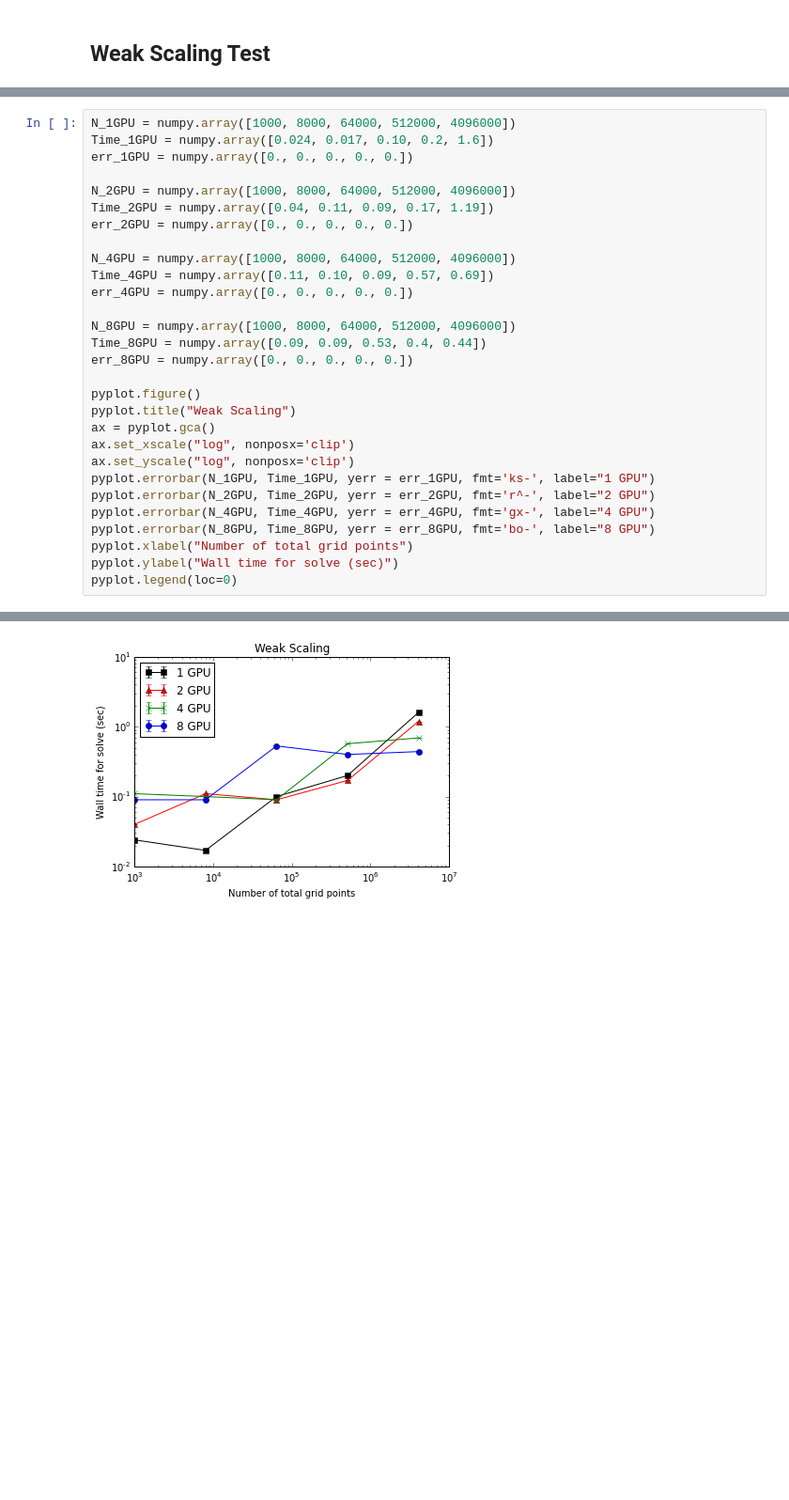
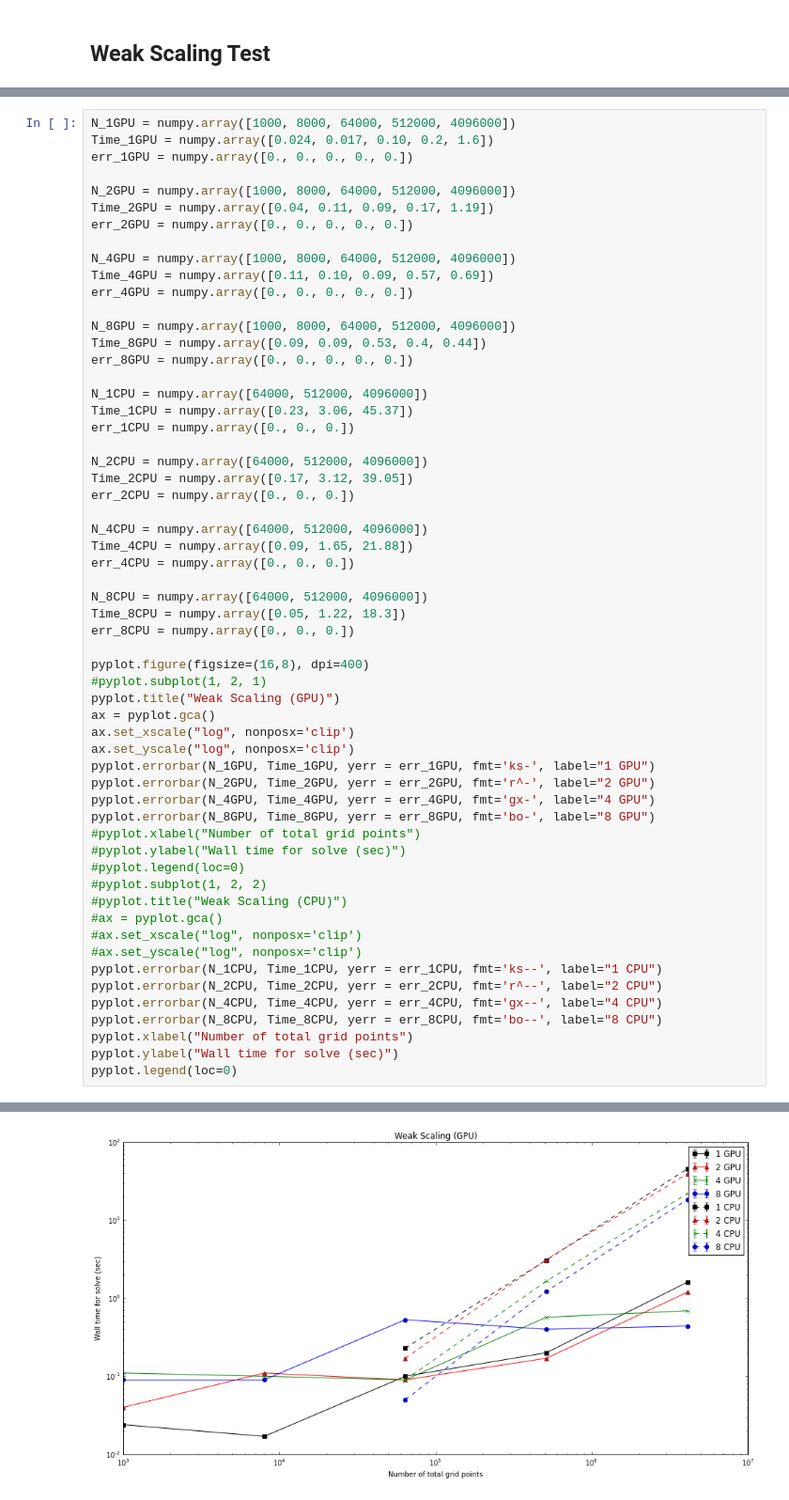
Before and after one commit to piyueh/PoissonTest, a Jupyter notebook: PetAmgXTest/Report.ipynb, the cells around one changed output, grey strips where cells are left out. Shown at 94% size. Saved outputs shown, nothing was run; the diff lists cells and outputs as text; blank space fills up the shorter version.

Commit message:
add weak and strong scaling to 3D test

```diff
--- a/PetAmgXTest/Report.ipynb
+++ b/PetAmgXTest/Report.ipynb
@@ -472,32 +472,61 @@ Relaxation factor of the block Jacobi: 0.8
 # %%
 N_1GPU = numpy.array([1000, 8000, 64000, 512000, 4096000])
 Time_1GPU = numpy.array([0.024, 0.017, 0.10, 0.2, 1.6])
 err_1GPU = numpy.array([0., 0., 0., 0., 0.])
 
 N_2GPU = numpy.array([1000, 8000, 64000, 512000, 4096000])
 Time_2GPU = numpy.array([0.04, 0.11, 0.09, 0.17, 1.19])
 err_2GPU = numpy.array([0., 0., 0., 0., 0.])
 
 N_4GPU = numpy.array([1000, 8000, 64000, 512000, 4096000])
 Time_4GPU = numpy.array([0.11, 0.10, 0.09, 0.57, 0.69])
 err_4GPU = numpy.array([0., 0., 0., 0., 0.])
 
 N_8GPU = numpy.array([1000, 8000, 64000, 512000, 4096000])
 Time_8GPU = numpy.array([0.09, 0.09, 0.53, 0.4, 0.44])
 err_8GPU = numpy.array([0., 0., 0., 0., 0.])
 
-pyplot.figure()
-pyplot.title("Weak Scaling")
+N_1CPU = numpy.array([64000, 512000, 4096000])
+Time_1CPU = numpy.array([0.23, 3.06, 45.37])
+err_1CPU = numpy.array([0., 0., 0.])
+
+N_2CPU = numpy.array([64000, 512000, 4096000])
+Time_2CPU = numpy.array([0.17, 3.12, 39.05])
+err_2CPU = numpy.array([0., 0., 0.])
+
+N_4CPU = numpy.array([64000, 512000, 4096000])
+Time_4CPU = numpy.array([0.09, 1.65, 21.88])
+err_4CPU = numpy.array([0., 0., 0.])
+
+N_8CPU = numpy.array([64000, 512000, 4096000])
+Time_8CPU = numpy.array([0.05, 1.22, 18.3])
+err_8CPU = numpy.array([0., 0., 0.])
+
+pyplot.figure(figsize=(16,8), dpi=400)
+#pyplot.subplot(1, 2, 1)
+pyplot.title("Weak Scaling (GPU)")
 ax = pyplot.gca()
 ax.set_xscale("log", nonposx='clip')
 ax.set_yscale("log", nonposx='clip')
 pyplot.errorbar(N_1GPU, Time_1GPU, yerr = err_1GPU, fmt='ks-', label="1 GPU")
 pyplot.errorbar(N_2GPU, Time_2GPU, yerr = err_2GPU, fmt='r^-', label="2 GPU")
 pyplot.errorbar(N_4GPU, Time_4GPU, yerr = err_4GPU, fmt='gx-', label="4 GPU")
 pyplot.errorbar(N_8GPU, Time_8GPU, yerr = err_8GPU, fmt='bo-', label="8 GPU")
+#pyplot.xlabel("Number of total grid points")
+#pyplot.ylabel("Wall time for solve (sec)")
+#pyplot.legend(loc=0)
+#pyplot.subplot(1, 2, 2)
+#pyplot.title("Weak Scaling (CPU)")
+#ax = pyplot.gca()
+#ax.set_xscale("log", nonposx='clip')
+#ax.set_yscale("log", nonposx='clip')
+pyplot.errorbar(N_1CPU, Time_1CPU, yerr = err_1CPU, fmt='ks--', label="1 CPU")
+pyplot.errorbar(N_2CPU, Time_2CPU, yerr = err_2CPU, fmt='r^--', label="2 CPU")
+pyplot.errorbar(N_4CPU, Time_4CPU, yerr = err_4CPU, fmt='gx--', label="4 CPU")
+pyplot.errorbar(N_8CPU, Time_8CPU, yerr = err_8CPU, fmt='bo--', label="8 CPU")
 pyplot.xlabel("Number of total grid points")
 pyplot.ylabel("Wall time for solve (sec)")
 pyplot.legend(loc=0)
 # %% [output]
 <matplotlib.legend.Legend at 0x...>
-[figure, old version]
+[figure, new version]
```
Also changed, not shown: parts of 6 cells of this notebook.
